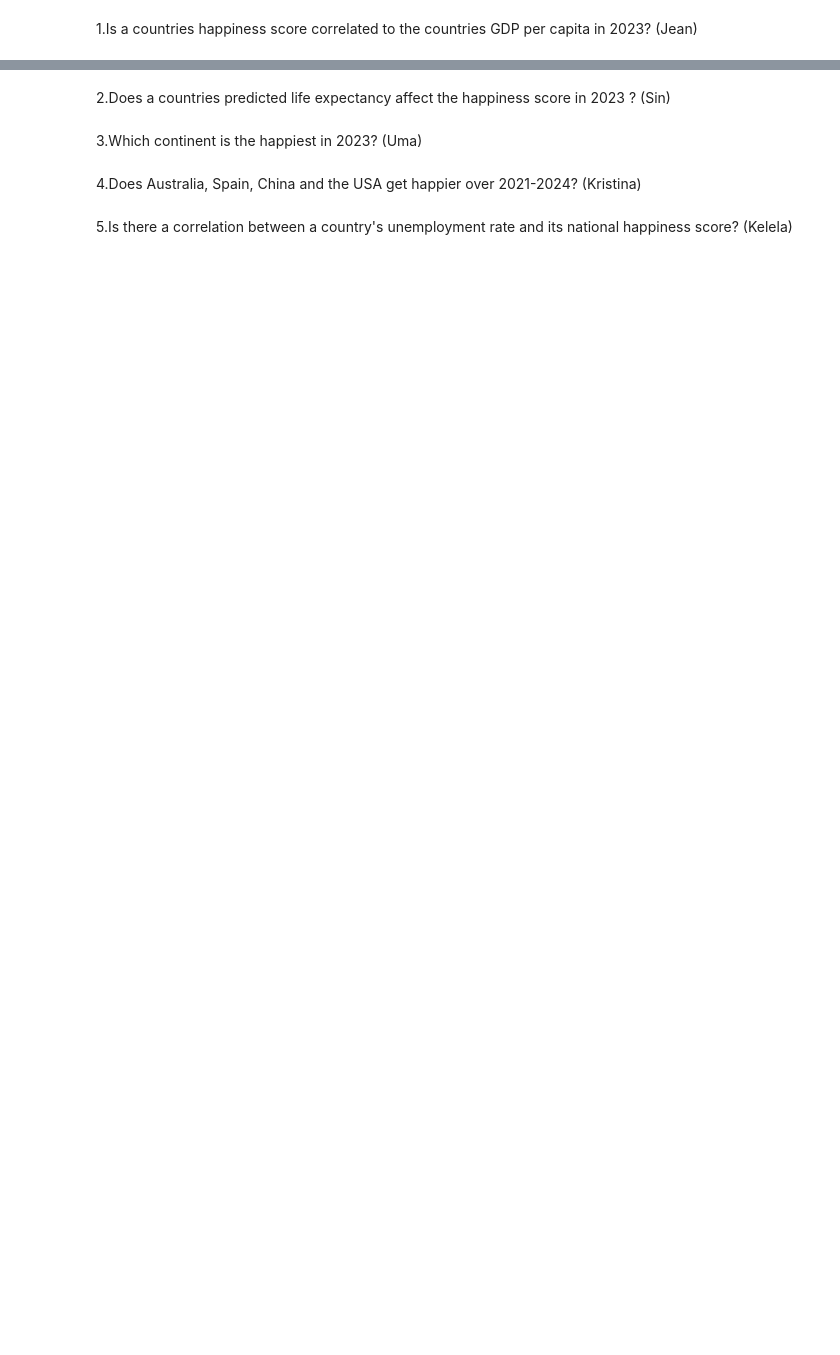
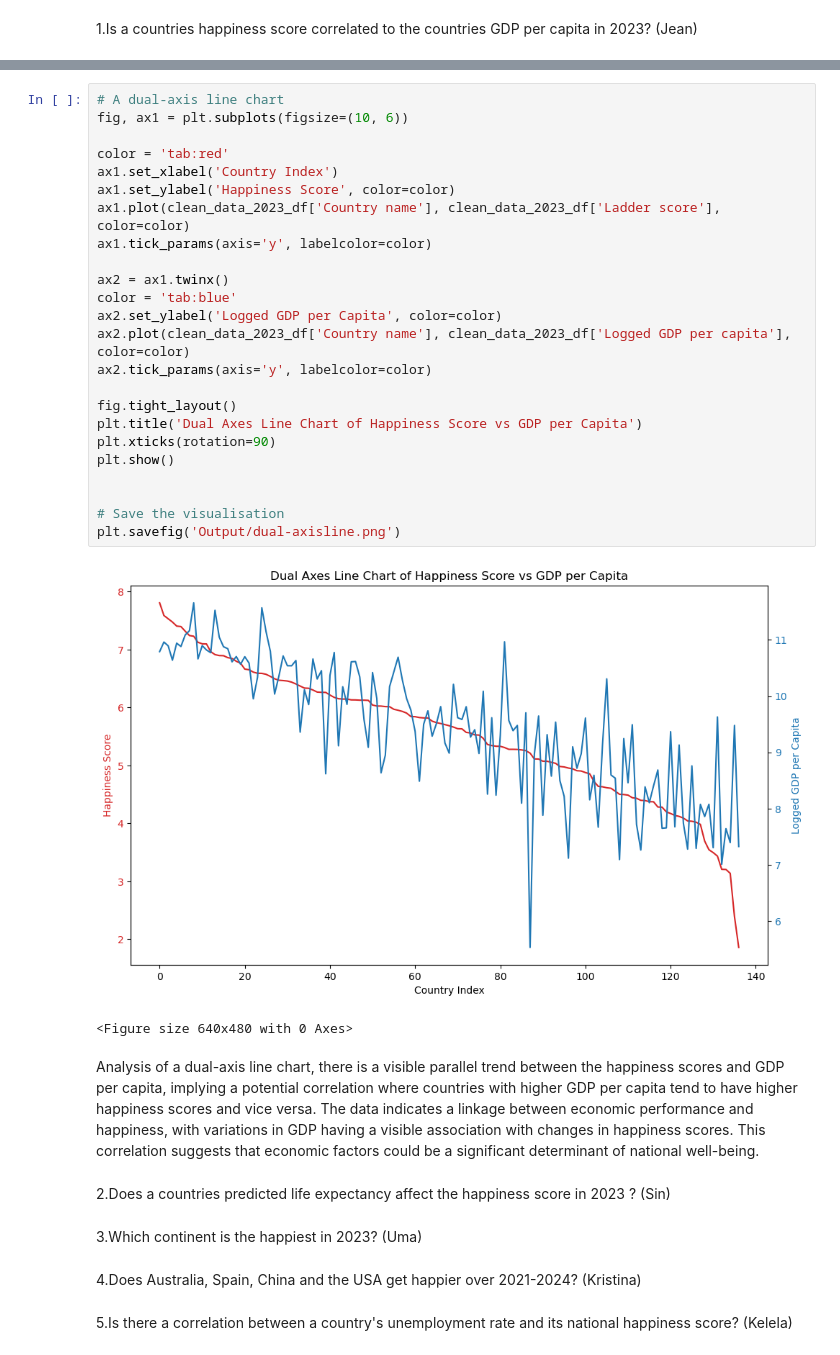
Before and after one commit to kristinaabramoff/Project__1, a Jupyter notebook: main.code.ipynb, the cells around one changed output, grey strips where cells are left out. Saved outputs shown, nothing was run; the diff lists cells and outputs as text; blank space fills up the shorter version.

```diff
--- a/main.code.ipynb
+++ b/main.code.ipynb
@@ -8,3 +53,33 @@ import matplotlib.pyplot as plt
+# %%
+# A dual-axis line chart
+fig, ax1 = plt.subplots(figsize=(10, 6))
+
+color = 'tab:red'
+ax1.set_xlabel('Country Index')
+ax1.set_ylabel('Happiness Score', color=color)
+ax1.plot(clean_data_2023_df['Country name'], clean_data_2023_df['Ladder score'], color=color)
+ax1.tick_params(axis='y', labelcolor=color)
+
+ax2 = ax1.twinx()
+color = 'tab:blue'
+ax2.set_ylabel('Logged GDP per Capita', color=color)
+ax2.plot(clean_data_2023_df['Country name'], clean_data_2023_df['Logged GDP per capita'], color=color)
+ax2.tick_params(axis='y', labelcolor=color)
+
+fig.tight_layout()
+plt.title('Dual Axes Line Chart of Happiness Score vs GDP per Capita')
+plt.xticks(rotation=90)
+plt.show()
+
+
+# Save the visualisation
+plt.savefig('Output/dual-axisline.png')
+# %% [output]
+[figure, added]
+<Figure size 640x480 with 0 Axes>
+# %% [markdown]
+Analysis of a dual-axis line chart, there is a visible parallel trend between the happiness scores and GDP per capita, implying a potential correlation where countries with higher GDP per capita tend to have higher happiness scores and vice versa.
+The data indicates a linkage between economic performance and happiness, with variations in GDP having a visible association with changes in happiness scores. This correlation suggests that economic factors could be a significant determinant of national well-being.
 # %% [markdown]
 2.Does a countries predicted life expectancy affect the happiness score in 2023 ?
 (Sin)
```
Also changed, not shown: parts of 4 cells of this notebook, 2 other files.
